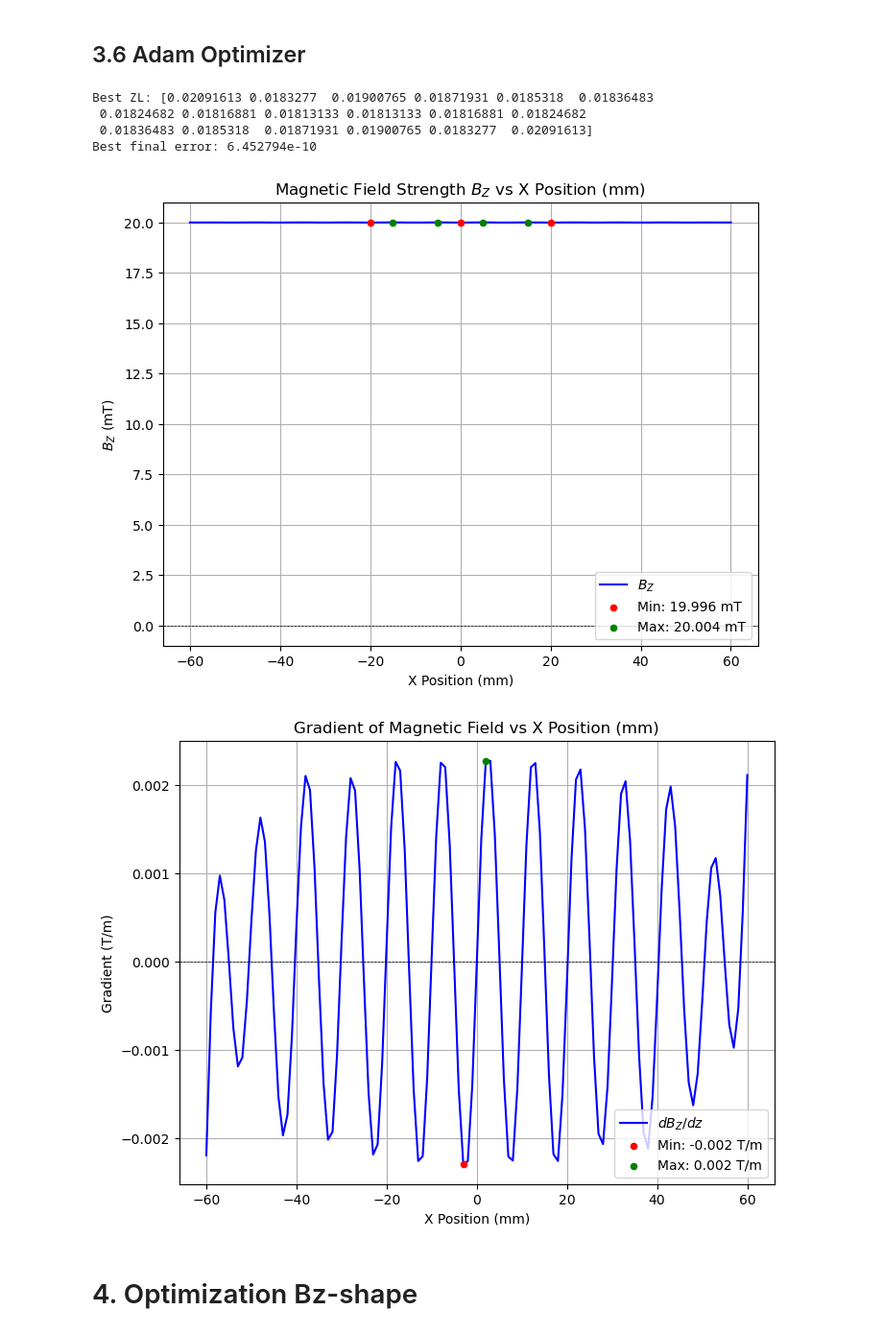
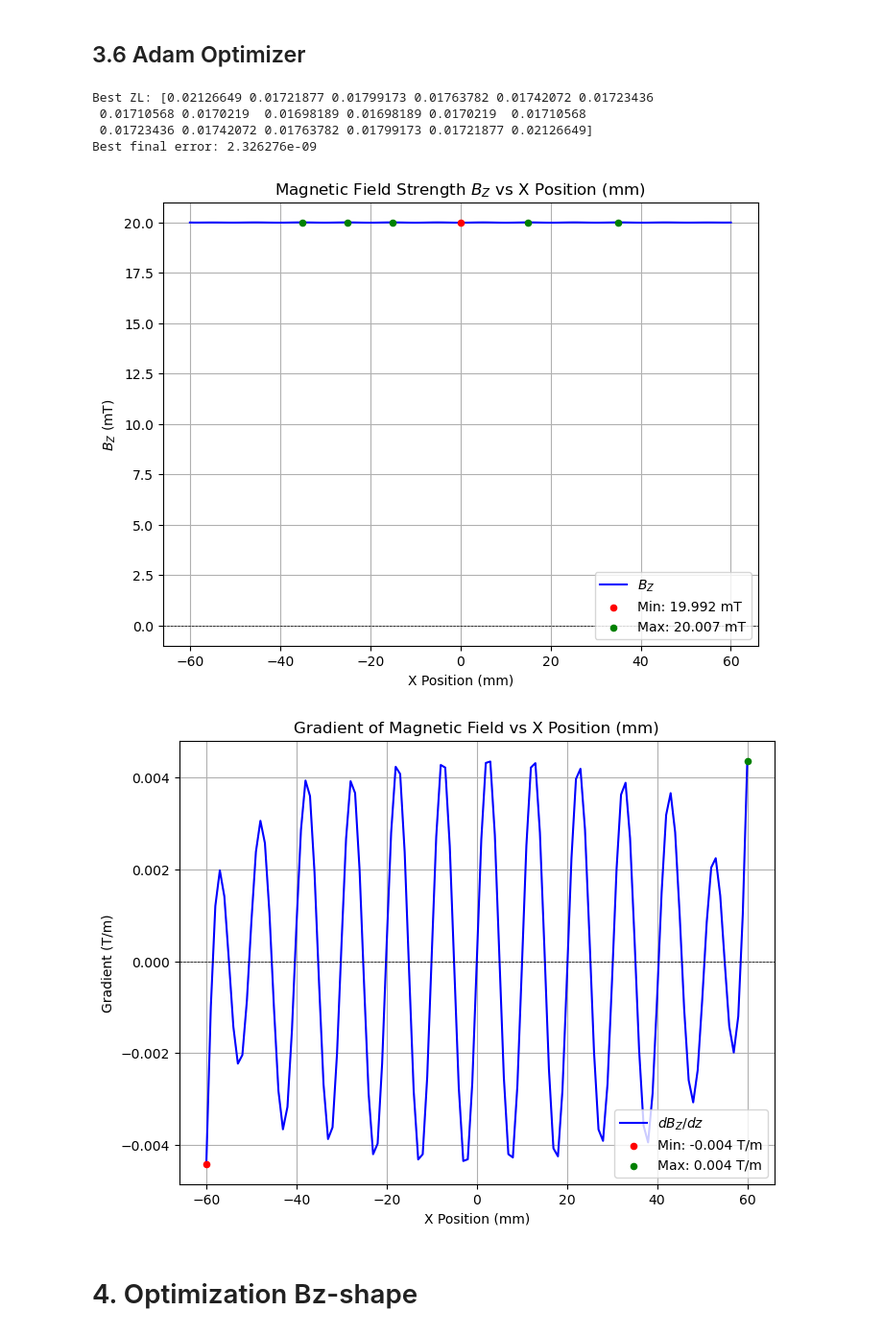
Before and after one commit to joostwijn/Rotating_Magnetic_Setup, a Jupyter notebook: 3. Magnets/Field_Shaping_Algorithm_JAX.ipynb, the cells around one changed output. Shown at 96% size. Drawn from its saved outputs; the diff is of its cells as text; code cells hidden in the pictures.

```diff
--- a/3. Magnets/Field_Shaping_Algorithm_JAX.ipynb
+++ b/3. Magnets/Field_Shaping_Algorithm_JAX.ipynb
@@ -761,24 +761,24 @@ jax.clear_caches()
 #------------------------------------------------------------------
 # Dimensions and coordinates of the magnet grid, magnets and observation points.
 #------------------------------------------------------------------
-A_TOTAL = 174.9e-3    # Grid width (x-dimension)
-A_ONE   = 4.9e-3   # Magnet width (x-dimension)
+A_TOTAL = 174.8e-3    # Grid width (x-dimension)
+A_ONE   = 4.98e-3   # Magnet width (x-dimension)
 N_X     = 18    # Number of magnets in x-direction
-B_TOTAL = 29.9e-3    # Grid depth (y-dimension)
-B_ONE   = 4.9e-3     # Magnet depth (y-dimension)
+B_TOTAL = 29.8e-3    # Grid depth (y-dimension)
+B_ONE   = 4.98e-3     # Magnet depth (y-dimension)
 N_Y     = 3      # Number of magnets in y-direction
-H       = 4.9e-3     # Magnet height (z-dimension)
-MZ      = 1.29     # Magnetization along z
+H       = 4.98e-3     # Magnet height (z-dimension)
+MZ      = 1.15     # Magnetization along z
 
 # Vertical offsets for each magnet column (using same offset for all)
-ZL = jnp.array([0.02021, 0.01835, 0.01896, 0.01869, 0.01851, 0.01835, 0.01824, 0.01816, 0.01812,
-                0.01812, 0.01816, 0.01824, 0.01835, 0.01851, 0.01869, 0.01896, 0.01835, 0.02021])
+ZL = jnp.array([0.02126075, 0.01721538, 0.01797952, 0.01762963, 0.01741413, 0.01722958, 0.01710195, 0.01701861, 0.0169788,
+                0.0169788, 0.01701861, 0.01710195, 0.01722958, 0.01741413, 0.01762963, 0.01797952, 0.01721538, 0.02126075])
 # jnp.array([20e-3, 20e-3, 20e-3, 20e-3, 20e-3, 20e-3, 20e-3, 20e-3, 20e-3, 20e-3]); jnp.full(N_X, 20e-3)
 # jnp.array([16e-3, 18e-3, 20e-3, 20e-3, 20e-3, 20e-3, 20e-3, 20e-3, 20e-3, 20e-3, 20e-3, 20e-3, 20e-3, 20e-3, 20e-3, 20e-3, 18e-3, 16e-3])
 
 
 # Observation points (only one coordinate can be an array; the others must be scalars)
-X_VAL = jnp.arange(-80e-3, 80e-3, 1e-3)  # jnp.arange(-40e-3, 41e-3, 1e-3)
+X_VAL = jnp.arange(-80e-3, 81e-3, 1e-3)  # jnp.arange(-40e-3, 41e-3, 1e-3)
 Y_VAL = 0.0  # jnp.arange(-9e-3, 10e-3, 1e-3)
 Z_VAL = 0.0  # jnp.arange(-19e-3, 20e-3, 1e-3)
 
@@ -1471,20 +1459,23 @@ jax.clear_caches()
 #------------------------------------------------------------------
 # 2. Dimensions and coordinates of the magnet grid, magnets and observation points.
 #------------------------------------------------------------------
-A_TOTAL = 174.9e-3    # Grid width (x-dimension)
-A_ONE   = 4.9e-3   # Magnet width (x-dimension)
-N_X     = 18     # Number of magnets in x-direction
-B_TOTAL = 29.9e-3    # Grid depth (y-dimension)
-B_ONE   = 4.9e-3     # Magnet depth (y-dimension)
-N_Y     = 3       # Number of magnets in y-direction
-H       = 4.9e-3     # Magnet height (z-dimension)
-MZ      = 1.29     # Magnetization along z
+A_TOTAL = 175e-3    # Grid width (x-dimension)
+A_ONE   = 4.98e-3   # Magnet width (x-dimension)
+N_X     = 18    # Number of magnets in x-direction
+B_TOTAL = 30e-3    # Grid depth (y-dimension)
+B_ONE   = 4.98e-3     # Magnet depth (y-dimension)
+N_Y     = 3      # Number of magnets in y-direction
+H       = 4.98e-3     # Magnet height (z-dimension)
+MZ      = 1.16     # Magnetization along z
 
 
 # Observation points (only one coordinate can be an array; the others must be scalars)
 X_VAL = jnp.arange(-60e-3, 61e-3, 1e-3)  # Range of x-values to optimize over, use "1. Magnetic formulas" to set a reasonable range.
 Y_VAL = 0.0
 Z_VAL = 0.0
+
+# Reference values for the magnetic field at the observation points.
+B_REF = 20e-3
 
 #------------------------------------------------------------------
 # 3. Intitialize optimization: Initialize the parameters for fixed quadrature to save computation time.
@@ -2019,17 +2010,18 @@ print("Best ZL:", final_zl)
 print("Best final error:", final_loss)
 # print("Total iterations:", total_iterations)
 # %% [output]
-Best ZL: [0.02091613 0.0183277  0.01900765 0.01871931 0.0185318  0.01836483
- 0.01824682 0.01816881 0.01813133 0.01813133 0.01816881 0.01824682
- 0.01836483 0.0185318  0.01871931 0.01900765 0.0183277  0.02091613]
-Best final error: 6.452794e-10
+Best ZL: [0.02126649 0.01721877 0.01799173 0.01763782 0.01742072 0.01723436
+ 0.01710568 0.0170219  0.01698189 0.01698189 0.0170219  0.01710568
+ 0.01723436 0.01742072 0.01763782 0.01799173 0.01721877 0.02126649]
+Best final error: 2.326276e-09
 # %%
 ZL = jnp.array(final_zl)  # Update ZL with the best configuration.
+X_VAL = jnp.arange(-60e-3, 61e-3, 1e-3)
 plot_Bz(mode="Optimize")
 plot_derivative(mode="Optimize")
 # %% [output]
-[figure, old version]
+[figure, new version]
-[figure, old version]
+[figure, new version]
 # %% [markdown]
 # 4. Optimization Bz-shape
 # %% [markdown]
```
Also changed, not shown: parts of 5 cells of this notebook, 3 other files.
